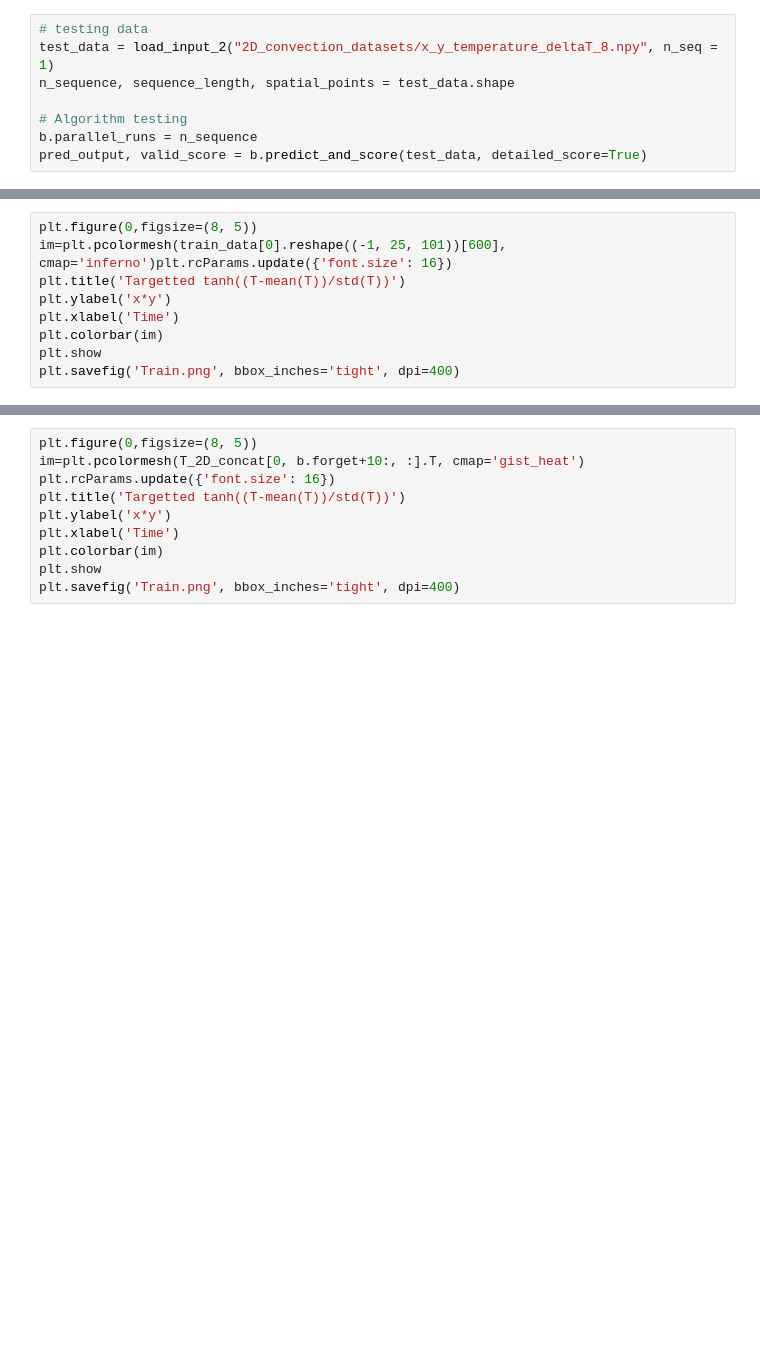
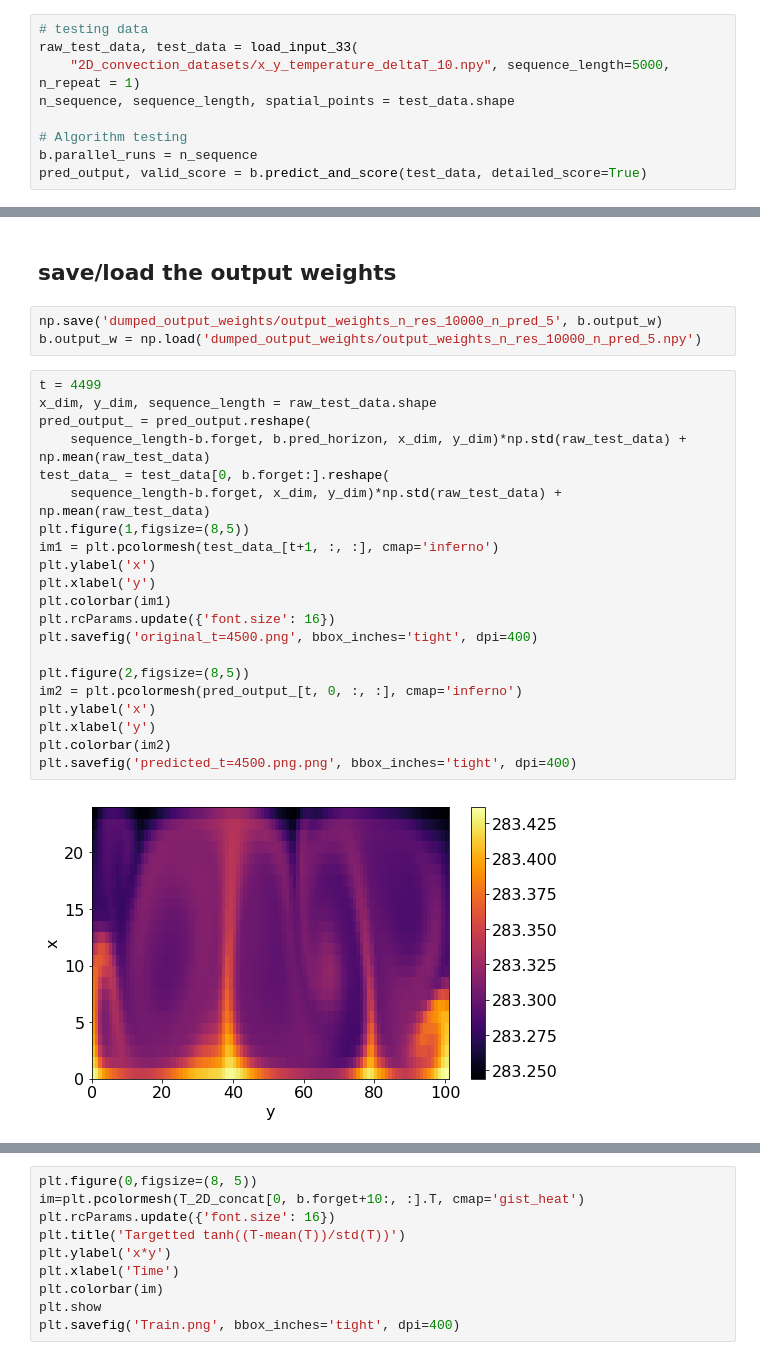
Before and after one commit to jon-dong/reservoir-computing-python, a Jupyter notebook: convection.ipynb, the cells around one changed output, grey strips where cells are left out. Cells and saved outputs as stored; diff of their text form; blank space fills up the shorter version.

Commit message:
convection jupyter file is improved and convection grid search file is created

```diff
--- a/convection.ipynb
+++ b/convection.ipynb
@@ -58,6 +96,7 @@ Training score: 0.9746511999105084
 # %%
 # testing data
-test_data = load_input_2("2D_convection_datasets/x_y_temperature_deltaT_8.npy", n_seq = 1)
+raw_test_data, test_data = load_input_33(
+    "2D_convection_datasets/x_y_temperature_deltaT_10.npy", sequence_length=5000, n_repeat = 1)
 n_sequence, sequence_length, spatial_points = test_data.shape
 
 # Algorithm testing
@@ -103,9 +105,28 @@ Fitting 3 folds for each of 144 candidates, totalling 432 fits
-# %%
-plt.figure(0,figsize=(8, 5))
-im=plt.pcolormesh(train_data[0].reshape((-1, 25, 101))[600], cmap='inferno')plt.rcParams.update({'font.size': 16})
-plt.title('Targetted tanh((T-mean(T))/std(T))')
-plt.ylabel('x*y')
-plt.xlabel('Time')
-plt.colorbar(im)
-plt.show
-plt.savefig('Train.png', bbox_inches='tight', dpi=400)
+# %% [markdown]
+## save/load the output weights
+# %%
+np.save('dumped_output_weights/output_weights_n_res_10000_n_pred_5', b.output_w)
+b.output_w = np.load('dumped_output_weights/output_weights_n_res_10000_n_pred_5.npy')
+# %%
+t = 4499
+x_dim, y_dim, sequence_length = raw_test_data.shape
+pred_output_ = pred_output.reshape(
+    sequence_length-b.forget, b.pred_horizon, x_dim, y_dim)*np.std(raw_test_data) + np.mean(raw_test_data)
+test_data_ = test_data[0, b.forget:].reshape(
+    sequence_length-b.forget, x_dim, y_dim)*np.std(raw_test_data) + np.mean(raw_test_data)
+plt.figure(1,figsize=(8,5))
+im1 = plt.pcolormesh(test_data_[t+1, :, :], cmap='inferno')
+plt.ylabel('x')
+plt.xlabel('y')
+plt.colorbar(im1)
+plt.rcParams.update({'font.size': 16})
+plt.savefig('original_t=4500.png', bbox_inches='tight', dpi=400)
+
+plt.figure(2,figsize=(8,5))
+im2 = plt.pcolormesh(pred_output_[t, 0, :, :], cmap='inferno')
+plt.ylabel('x')
+plt.xlabel('y')
+plt.colorbar(im2)
+plt.savefig('predicted_t=4500.png.png', bbox_inches='tight', dpi=400)
+# %% [output]
+[figure, added]
```
Also changed, not shown: parts of 11 cells of this notebook, 3 other files.
